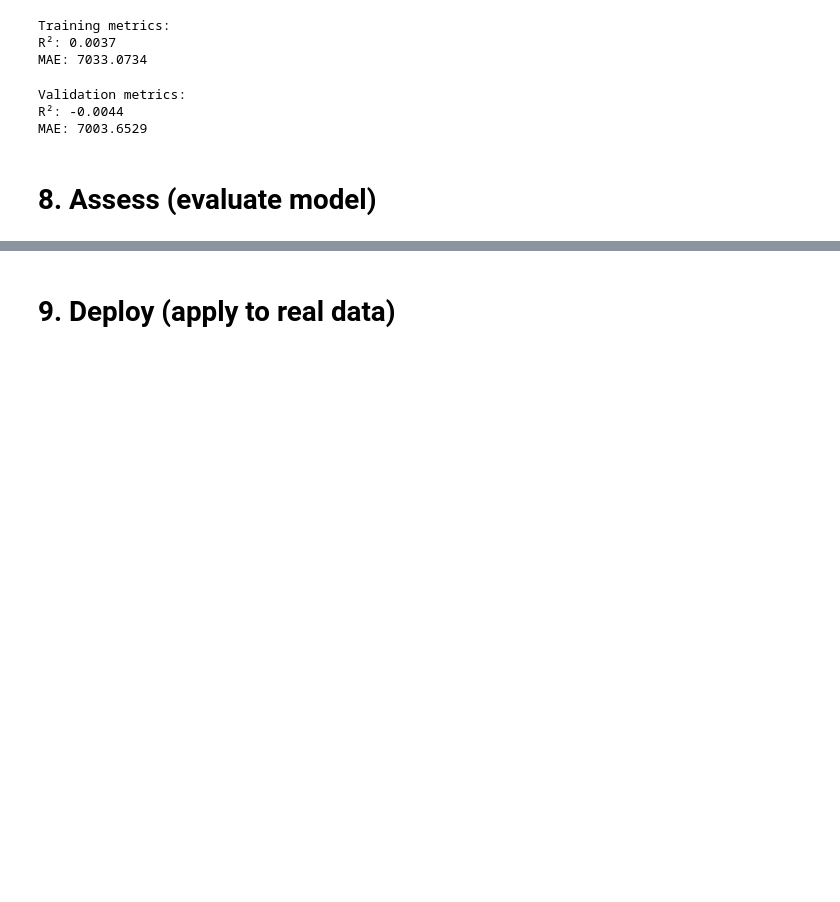
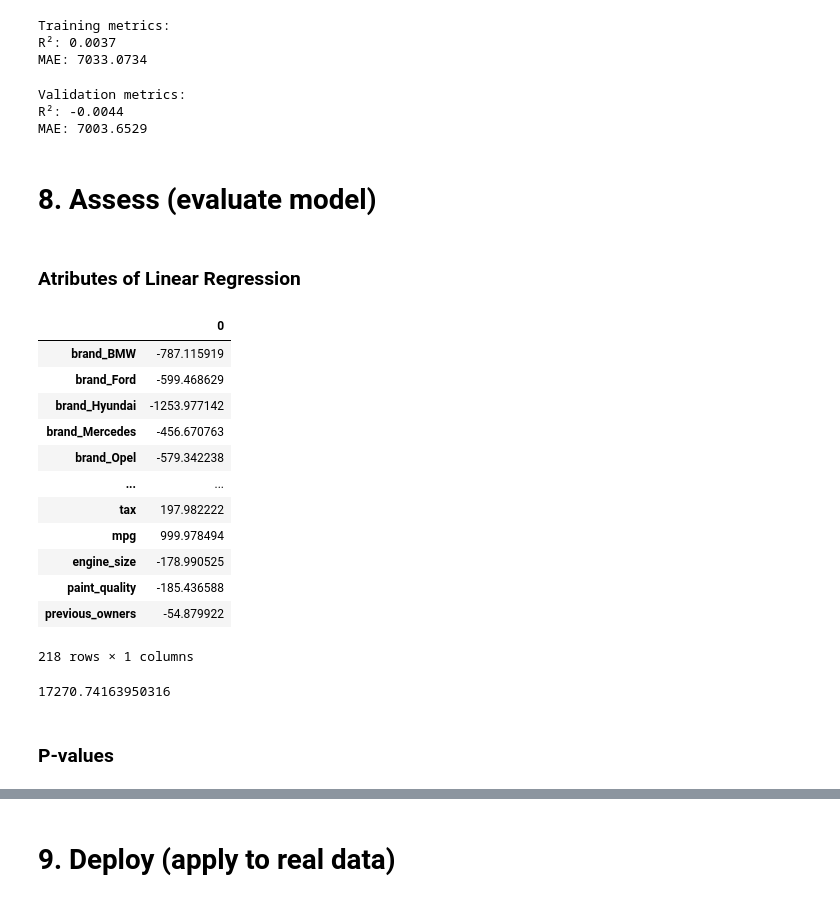
Before and after one commit to TheFriendlyTwin/Group14-Cars4You-Project, a Jupyter notebook: todo_28.10.ipynb, the cells around one changed output, grey strips where cells are left out. Cells and saved outputs as stored; diff of their text form; code cells hidden in the pictures; blank space fills up the shorter version.

Commit message:
Evaluate Model done

```diff
--- a/todo_28.10.ipynb
+++ b/todo_28.10.ipynb
@@ -1817,5 +1819,32 @@ print(f'MAE: {mae_val:.4f}')
 Validation metrics:
 R²: -0.0044
 MAE: 7003.6529
-# %% [markdown]
-# 8. Assess (evaluate model)
+# %% [markdown]
+# 8. Assess (evaluate model)
+# %% [markdown]
+### Atributes of Linear Regression
+# %%
+coefs = pd.DataFrame(lin_model.coef_)
+coefs = coefs.set_index(ohc_X_train.columns)
+coefs
+# %% [output]
+|  | 0 |
+| brand_BMW | -787.115919 |
+| brand_Ford | -599.468629 |
+| brand_Hyundai | -1253.977142 |
+| brand_Mercedes | -456.670763 |
+| brand_Opel | -579.342238 |
+| ... | ... |
+| tax | 197.982222 |
+| mpg | 999.978494 |
+| engine_size | -178.990525 |
+| paint_quality | -185.436588 |
+| previous_owners | -54.879922 |
+218 rows × 1 columns
+# %%
+# Intercept of linear regression
+lin_model.intercept_
+# %% [output]
+17270.74163950316
+# %% [markdown]
+### P-values
```
Also changed, not shown: parts of 3 cells of this notebook.
